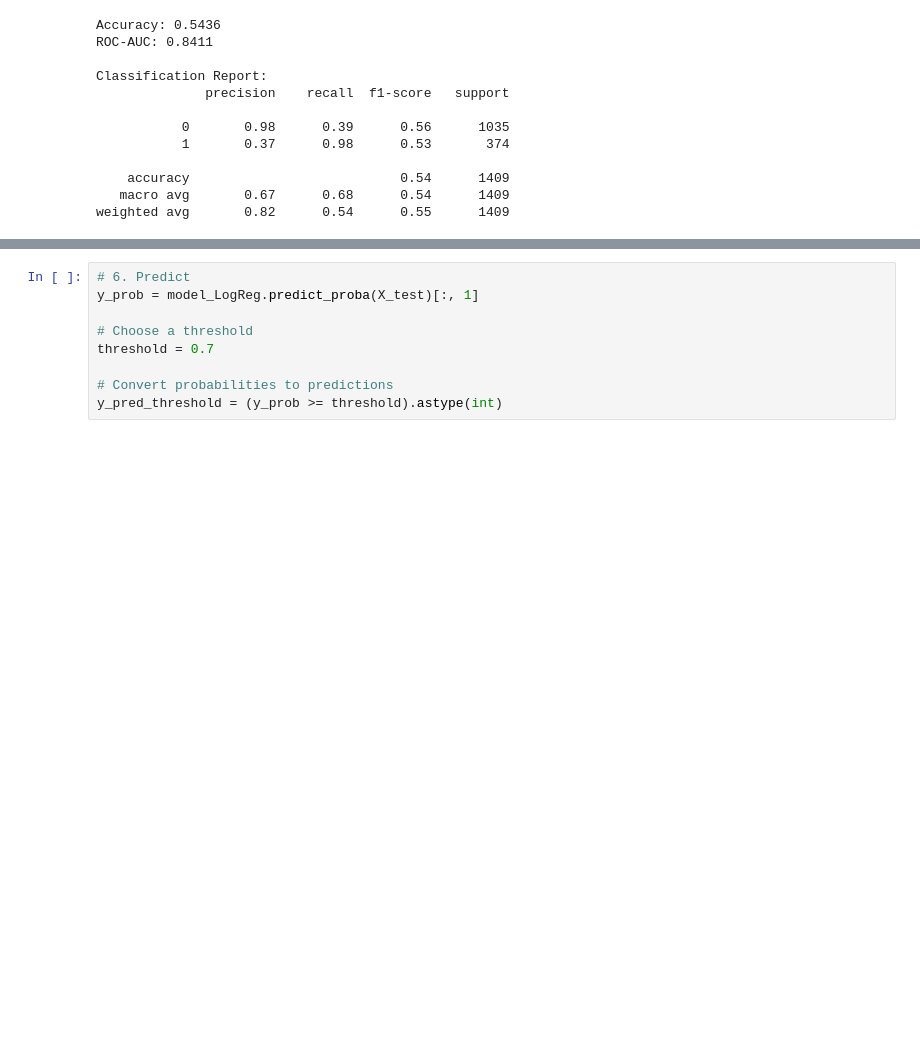
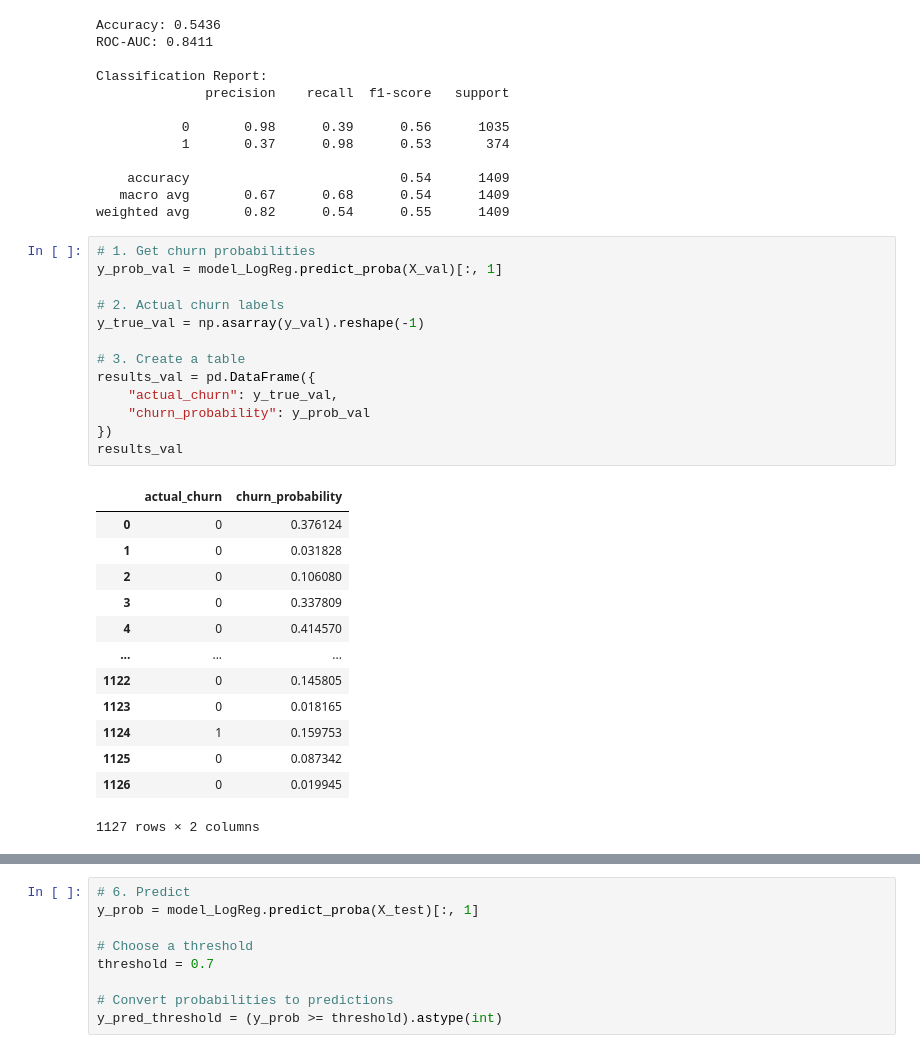
Before and after one commit to MotazHisham/telco-churn, a Jupyter notebook: notebooks/05_model_training.ipynb, the cells around one changed output, grey strips where cells are left out. Drawn from its saved outputs; the diff is of its cells as text; blank space fills up the shorter version.

```diff
--- a/notebooks/05_model_training.ipynb
+++ b/notebooks/05_model_training.ipynb
@@ -310,3 +310,30 @@ Classification Report:
     accuracy                           0.54      1409
    macro avg       0.67      0.68      0.54      1409
 weighted avg       0.82      0.54      0.55      1409
+# %%
+# 1. Get churn probabilities
+y_prob_val = model_LogReg.predict_proba(X_val)[:, 1]
+
+# 2. Actual churn labels
+y_true_val = np.asarray(y_val).reshape(-1)
+
+# 3. Create a table
+results_val = pd.DataFrame({
+    "actual_churn": y_true_val,
+    "churn_probability": y_prob_val
+})
+results_val
+# %% [output]
+|  | actual_churn | churn_probability |
+| 0 | 0 | 0.376124 |
+| 1 | 0 | 0.031828 |
+| 2 | 0 | 0.106080 |
+| 3 | 0 | 0.337809 |
+| 4 | 0 | 0.414570 |
+| ... | ... | ... |
+| 1122 | 0 | 0.145805 |
+| 1123 | 0 | 0.018165 |
+| 1124 | 1 | 0.159753 |
+| 1125 | 0 | 0.087342 |
+| 1126 | 0 | 0.019945 |
+1127 rows × 2 columns
```
Also changed, not shown: parts of 3 cells of this notebook.
